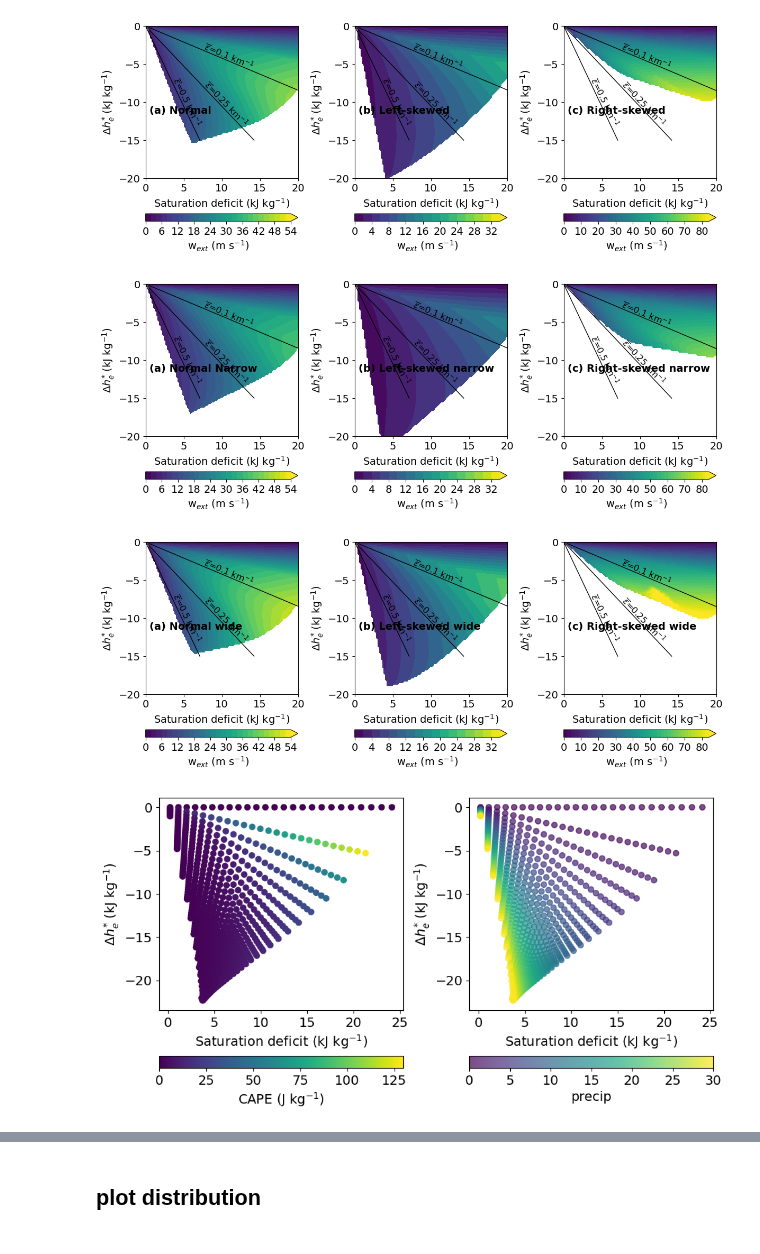
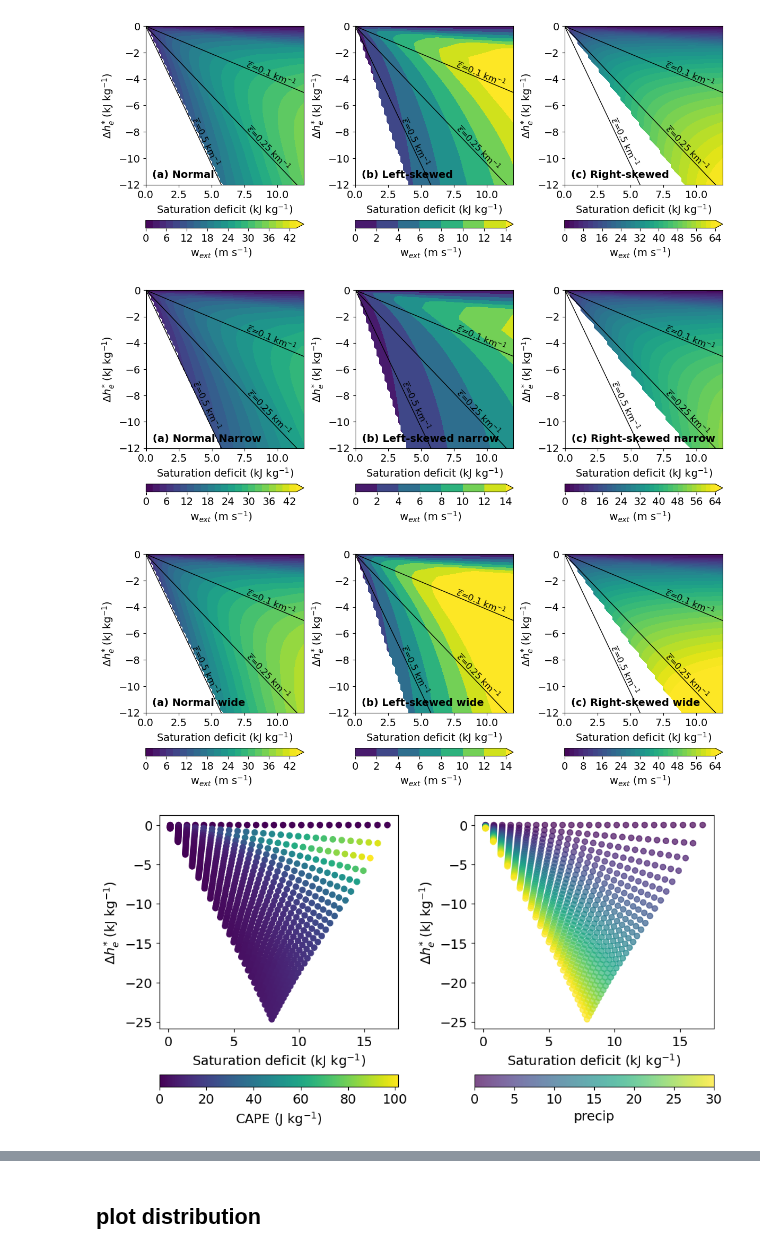
Before and after one commit to dongqi-DQ/plume_models, a Jupyter notebook: distribution_plotting.ipynb, the cells around one changed output, grey strips where cells are left out. Saved outputs shown, nothing was run; the diff lists cells and outputs as text; code cells hidden in the pictures.

```diff
--- a/distribution_plotting.ipynb
+++ b/distribution_plotting.ipynb
@@ -241,7 +241,7 @@ def get_Palmer_plane_breadth(z_b=1400,mprofile="cos",skew_type = "left", read_fr
 
 # Set the model parameters
 
-z_b = 700
+z_b = 1400
 mprofile = "cos"
 
 df_normal = get_Palmer_plane_breadth(z_b,mprofile,skew_type = "normal", read_from_file=False)
@@ -255,5 +255,5 @@ df_normal_wide = get_Palmer_plane_breadth(z_b,mprofile,skew_type = "normal_wide"
 df_left_wide = get_Palmer_plane_breadth(z_b,mprofile,skew_type = "left_wide", read_from_file=False)
 df_right_wide = get_Palmer_plane_breadth(z_b,mprofile=mprofile,skew_type = "right_wide", read_from_file=False)
 df_uniform = get_Palmer_plane_linear(z_b,mprofile=mprofile,skew_type = "uniform", read_from_file=False)
-# df_right_h = get_Palmer_plane_skew(z_b=1400,mprofile=mprofile,skew_type = "right", read_from_file=True)
+# df_right_h = get_Palmer_plane_skew(z_b=1400,mprofile=mprofile,skew_type = "right", read_from_file=False)
 # %% [output]
@@ -274,7 +274,7 @@ dz_arr = np.array(df_normal["dz"])/1000
 dz = np.nanmean(dz_arr)
 ent_b_arr = np.array(df_normal["ent_b"])*1000
 Xi, Yi, Zi = scatter_to_contour(sat_def_arr, dh_arr, w_arr)
-cf1 = ax1.contourf(Xi, Yi, Zi,np.arange(0,55,2),extend="max",cmap="viridis")
+cf1 = ax1.contourf(Xi, Yi, Zi,np.arange(0,45,2),extend="max",cmap="viridis")
 fig.colorbar(cf1, ax=ax1, label=r"w$_{ext}$ (m s$^{-1}$)",orientation="horizontal")
 
 for es,xval in zip([-0.5, -0.25,-0.1],[3.5,8.5,8.5]):
@@ -306,8 +306,8 @@ for es,xval in zip([-0.5, -0.25,-0.1],[3.5,8.5,8.5]):
         va="bottom"
     )
 
-ax1.set_xlim(0,20)
-ax1.set_ylim(-20,0)
+ax1.set_xlim(0,12)
+ax1.set_ylim(-12,0)
 ax1.set_xlabel(r"Saturation deficit (kJ kg$^{-1}$)")
 ax1.set_ylabel(r"$\Delta h_{e}^{*}$ (kJ kg$^{-1}$)")
 ax1.text(0.5,-11.5,"(a) Normal",fontweight="bold",fontsize=14)
@@ -324,7 +324,7 @@ dz_arr = np.array(df_left["dz"])/1000
 dz = np.nanmean(dz_arr)
 ent_b_arr = np.array(df_left["ent_b"])*1000
 Xi, Yi, Zi = scatter_to_contour(sat_def_arr, dh_arr, w_arr)
-cf1 = ax1.contourf(Xi, Yi, Zi,np.arange(0,35,2),extend="max",cmap="viridis")
+cf1 = ax1.contourf(Xi, Yi, Zi,np.arange(0,15,2),extend="max",cmap="viridis")
 fig.colorbar(cf1, ax=ax1, label=r"w$_{ext}$ (m s$^{-1}$)",orientation="horizontal")
 
 for es,xval in zip([-0.5, -0.25,-0.1],[3.5,8.5,8.5]):
@@ -356,8 +356,8 @@ for es,xval in zip([-0.5, -0.25,-0.1],[3.5,8.5,8.5]):
         va="bottom"
     )
 
-ax1.set_xlim(0,20)
-ax1.set_ylim(-20,0)
+ax1.set_xlim(0,12)
+ax1.set_ylim(-12,0)
 ax1.set_xlabel(r"Saturation deficit (kJ kg$^{-1}$)")
 ax1.set_ylabel(r"$\Delta h_{e}^{*}$ (kJ kg$^{-1}$)")
 ax1.text(0.5,-11.5,"(b) Left-skewed",fontweight="bold",fontsize=14)
@@ -374,7 +374,7 @@ dz_arr = np.array(df_right["dz"])/1000
 dz = np.nanmean(dz_arr)
 ent_b_arr = np.array(df_right["ent_b"])*1000
 Xi, Yi, Zi = scatter_to_contour(sat_def_arr, dh_arr, w_arr)
-cf1 = ax1.contourf(Xi, Yi, Zi,np.arange(0,85,2),extend="max",cmap="viridis")
+cf1 = ax1.contourf(Xi, Yi, Zi,np.arange(0,65,2),extend="max",cmap="viridis")
 fig.colorbar(cf1, ax=ax1, label=r"w$_{ext}$ (m s$^{-1}$)",orientation="horizontal")
 
 for es,xval in zip([-0.5, -0.25,-0.1],[3.5,8.5,8.5]):
@@ -406,15 +406,15 @@ for es,xval in zip([-0.5, -0.25,-0.1],[3.5,8.5,8.5]):
         va="bottom"
     )
 
-ax1.set_xlim(0,20)
-ax1.set_ylim(-20,0)
+ax1.set_xlim(0,12)
+ax1.set_ylim(-12,0)
 ax1.set_xlabel(r"Saturation deficit (kJ kg$^{-1}$)")
 ax1.set_ylabel(r"$\Delta h_{e}^{*}$ (kJ kg$^{-1}$)")
 ax1.text(0.5,-11.5,"(c) Right-skewed",fontweight="bold",fontsize=14)
 ax1.set_aspect('equal')
 plt.tight_layout()
 # %% [output]
-[figure, old version]
+[figure, new version]
 # %%
 
 fig = plt.figure(figsize=(12,5))
@@ -430,7 +430,7 @@ dz_arr = np.array(df_normal_narrow["dz"])/1000
 dz = np.nanmean(dz_arr)
 ent_b_arr = np.array(df_normal_narrow["ent_b"])*1000
 Xi, Yi, Zi = scatter_to_contour(sat_def_arr, dh_arr, w_arr)
-cf1 = ax1.contourf(Xi, Yi, Zi,np.arange(0,55,2),extend="max",cmap="viridis")
+cf1 = ax1.contourf(Xi, Yi, Zi,np.arange(0,45,2),extend="max",cmap="viridis")
 fig.colorbar(cf1, ax=ax1, label=r"w$_{ext}$ (m s$^{-1}$)",orientation="horizontal")
 
 for es,xval in zip([-0.5, -0.25,-0.1],[3.5,8.5,8.5]):
@@ -462,8 +462,8 @@ for es,xval in zip([-0.5, -0.25,-0.1],[3.5,8.5,8.5]):
         va="bottom"
     )
 
-ax1.set_xlim(0,20)
-ax1.set_ylim(-20,0)
+ax1.set_xlim(0,12)
+ax1.set_ylim(-12,0)
 ax1.set_xlabel(r"Saturation deficit (kJ kg$^{-1}$)")
 ax1.set_ylabel(r"$\Delta h_{e}^{*}$ (kJ kg$^{-1}$)")
 ax1.text(0.5,-11.5,"(a) Normal Narrow",fontweight="bold",fontsize=14)
@@ -480,7 +480,7 @@ dz_arr = np.array(df_left_narrow["dz"])/1000
 dz = np.nanmean(dz_arr)
 ent_b_arr = np.array(df_left_narrow["ent_b"])*1000
 Xi, Yi, Zi = scatter_to_contour(sat_def_arr, dh_arr, w_arr)
-cf1 = ax1.contourf(Xi, Yi, Zi,np.arange(0,35,2),extend="max",cmap="viridis")
+cf1 = ax1.contourf(Xi, Yi, Zi,np.arange(0,15,2),extend="max",cmap="viridis")
 fig.colorbar(cf1, ax=ax1, label=r"w$_{ext}$ (m s$^{-1}$)",orientation="horizontal")
 
 for es,xval in zip([-0.5, -0.25,-0.1],[3.5,8.5,8.5]):
@@ -512,8 +512,8 @@ for es,xval in zip([-0.5, -0.25,-0.1],[3.5,8.5,8.5]):
         va="bottom"
     )
 
-ax1.set_xlim(0,20)
-ax1.set_ylim(-20,0)
+ax1.set_xlim(0,12)
+ax1.set_ylim(-12,0)
 ax1.set_xlabel(r"Saturation deficit (kJ kg$^{-1}$)")
 ax1.set_ylabel(r"$\Delta h_{e}^{*}$ (kJ kg$^{-1}$)")
 ax1.text(0.5,-11.5,"(b) Left-skewed narrow",fontweight="bold",fontsize=14)
@@ -530,7 +530,7 @@ dz_arr = np.array(df_right_narrow["dz"])/1000
 dz = np.nanmean(dz_arr)
 ent_b_arr = np.array(df_right_narrow["ent_b"])*1000
 Xi, Yi, Zi = scatter_to_contour(sat_def_arr, dh_arr, w_arr)
-cf1 = ax1.contourf(Xi, Yi, Zi,np.arange(0,85,2),extend="max",cmap="viridis")
+cf1 = ax1.contourf(Xi, Yi, Zi,np.arange(0,65,2),extend="max",cmap="viridis")
 fig.colorbar(cf1, ax=ax1, label=r"w$_{ext}$ (m s$^{-1}$)",orientation="horizontal")
 
 for es,xval in zip([-0.5, -0.25,-0.1],[3.5,8.5,8.5]):
@@ -562,15 +562,15 @@ for es,xval in zip([-0.5, -0.25,-0.1],[3.5,8.5,8.5]):
         va="bottom"
     )
 
-ax1.set_xlim(0,20)
-ax1.set_ylim(-20,0)
+ax1.set_xlim(0,12)
+ax1.set_ylim(-12,0)
 ax1.set_xlabel(r"Saturation deficit (kJ kg$^{-1}$)")
 ax1.set_ylabel(r"$\Delta h_{e}^{*}$ (kJ kg$^{-1}$)")
 ax1.text(0.5,-11.5,"(c) Right-skewed narrow",fontweight="bold",fontsize=14)
 ax1.set_aspect('equal')
 plt.tight_layout()
 # %% [output]
-[figure, old version]
+[figure, new version]
 # %%
 
 fig = plt.figure(figsize=(12,5))
@@ -586,7 +586,7 @@ dz_arr = np.array(df_normal_wide["dz"])/1000
 dz = np.nanmean(dz_arr)
 ent_b_arr = np.array(df_normal_wide["ent_b"])*1000
 Xi, Yi, Zi = scatter_to_contour(sat_def_arr, dh_arr, w_arr)
-cf1 = ax1.contourf(Xi, Yi, Zi,np.arange(0,55,2),extend="max",cmap="viridis")
+cf1 = ax1.contourf(Xi, Yi, Zi,np.arange(0,45,2),extend="max",cmap="viridis")
 fig.colorbar(cf1, ax=ax1, label=r"w$_{ext}$ (m s$^{-1}$)",orientation="horizontal")
 
 for es,xval in zip([-0.5, -0.25,-0.1],[3.5,8.5,8.5]):
@@ -618,8 +618,8 @@ for es,xval in zip([-0.5, -0.25,-0.1],[3.5,8.5,8.5]):
         va="bottom"
     )
 
-ax1.set_xlim(0,20)
-ax1.set_ylim(-20,0)
+ax1.set_xlim(0,12)
+ax1.set_ylim(-12,0)
 ax1.set_xlabel(r"Saturation deficit (kJ kg$^{-1}$)")
 ax1.set_ylabel(r"$\Delta h_{e}^{*}$ (kJ kg$^{-1}$)")
 ax1.text(0.5,-11.5,"(a) Normal wide",fontweight="bold",fontsize=14)
@@ -636,7 +636,7 @@ dz_arr = np.array(df_left_wide["dz"])/1000
 dz = np.nanmean(dz_arr)
 ent_b_arr = np.array(df_left_wide["ent_b"])*1000
 Xi, Yi, Zi = scatter_to_contour(sat_def_arr, dh_arr, w_arr)
-cf1 = ax1.contourf(Xi, Yi, Zi,np.arange(0,35,2),extend="max",cmap="viridis")
+cf1 = ax1.contourf(Xi, Yi, Zi,np.arange(0,15,2),extend="max",cmap="viridis")
 fig.colorbar(cf1, ax=ax1, label=r"w$_{ext}$ (m s$^{-1}$)",orientation="horizontal")
 
 for es,xval in zip([-0.5, -0.25,-0.1],[3.5,8.5,8.5]):
@@ -668,8 +668,8 @@ for es,xval in zip([-0.5, -0.25,-0.1],[3.5,8.5,8.5]):
         va="bottom"
     )
 
-ax1.set_xlim(0,20)
-ax1.set_ylim(-20,0)
+ax1.set_xlim(0,12)
+ax1.set_ylim(-12,0)
 ax1.set_xlabel(r"Saturation deficit (kJ kg$^{-1}$)")
 ax1.set_ylabel(r"$\Delta h_{e}^{*}$ (kJ kg$^{-1}$)")
 ax1.text(0.5,-11.5,"(b) Left-skewed wide",fontweight="bold",fontsize=14)
@@ -687,7 +687,7 @@ dz = np.nanmean(dz_arr)
 ent_b_arr = np.array(df_right_wide["ent_b"])*1000
 mask = (~np.isnan(sat_def_arr)) & (~np.isnan(dh_arr)) & (~np.isnan(w_arr))
 Xi, Yi, Zi = scatter_to_contour(sat_def_arr[mask], dh_arr[mask], w_arr[mask])
-cf1 = ax1.contourf(Xi, Yi, Zi,np.arange(0,85,2),extend="max",cmap="viridis")
+cf1 = ax1.contourf(Xi, Yi, Zi,np.arange(0,65,2),extend="max",cmap="viridis")
 fig.colorbar(cf1, ax=ax1, label=r"w$_{ext}$ (m s$^{-1}$)",orientation="horizontal")
 
 for es,xval in zip([-0.5, -0.25,-0.1],[3.5,8.5,8.5]):
@@ -698,36 +698,36 @@ for es,xval in zip([-0.5, -0.25,-0.1],[3.5,8.5,8.5]):
     # slope dy/dx
     dy = yval[-1] - yval[0]
     dx = xval1[-1] - xval1[0]
     angle = np.degrees(np.arctan2(dy, dx))
     ix = np.argwhere(xval1<xval)[0][0]
     # choose a point ON the line for the label
     x_text = xval1[ix]
     y_text = yval[ix]
     if es == -0.25:
         x_text = xval1[ix+1]
         y_text = yval[ix+1]
 
     plt.text(
         x_text, y_text,
         r"$\overline{\epsilon}$"+f"={-es} km"+r"$^{-1}$",
         color="k",
         fontsize=12,
         rotation=angle+180,
         rotation_mode="anchor",
         transform_rotates_text=True,
         ha="left",
         va="bottom"
     )
 
-ax1.set_xlim(0,20)
-ax1.set_ylim(-20,0)
+ax1.set_xlim(0,12)
+ax1.set_ylim(-12,0)
 ax1.set_xlabel(r"Saturation deficit (kJ kg$^{-1}$)")
 ax1.set_ylabel(r"$\Delta h_{e}^{*}$ (kJ kg$^{-1}$)")
 ax1.text(0.5,-11.5,"(c) Right-skewed wide",fontweight="bold",fontsize=14)
 ax1.set_aspect('equal')
 plt.tight_layout()
 # %% [output]
-[figure, old version]
+[figure, new version]
 # %%
 sat_def_arr = np.array(df_left_narrow["sat_def"])*const.Lv0/1000
 dh_arr = np.array(df_left_narrow["dh"])/1000
@@ -739,8 +739,8 @@ plt.colorbar(label="CAPE (J kg$^{-1}$)",orientation="horizontal")
 
 ax1.set_xlabel(r"Saturation deficit (kJ kg$^{-1}$)")
 ax1.set_ylabel(r"$\Delta h_{e}^{*}$ (kJ kg$^{-1}$)")
-# ax1.set_xlim(0,20)
-# ax1.set_ylim(-20,0)
+# ax1.set_xlim(0,12)
+# ax1.set_ylim(-12,0)
 
 ax2 = fig.add_subplot(132)
 P = df_left_narrow["P"]
@@ -753,7 +753,7 @@ ax2.set_ylabel(r"$\Delta h_{e}^{*}$ (kJ kg$^{-1}$)")
 
 plt.tight_layout()
 # %% [output]
-[figure, old version]
+[figure, new version]
 # %%
 def get_Zi(df):
     sat_def_arr = np.array(df["sat_def"])*const.Lv0/1000
```
Also changed, not shown: parts of 7 cells of this notebook, 6 other files.
